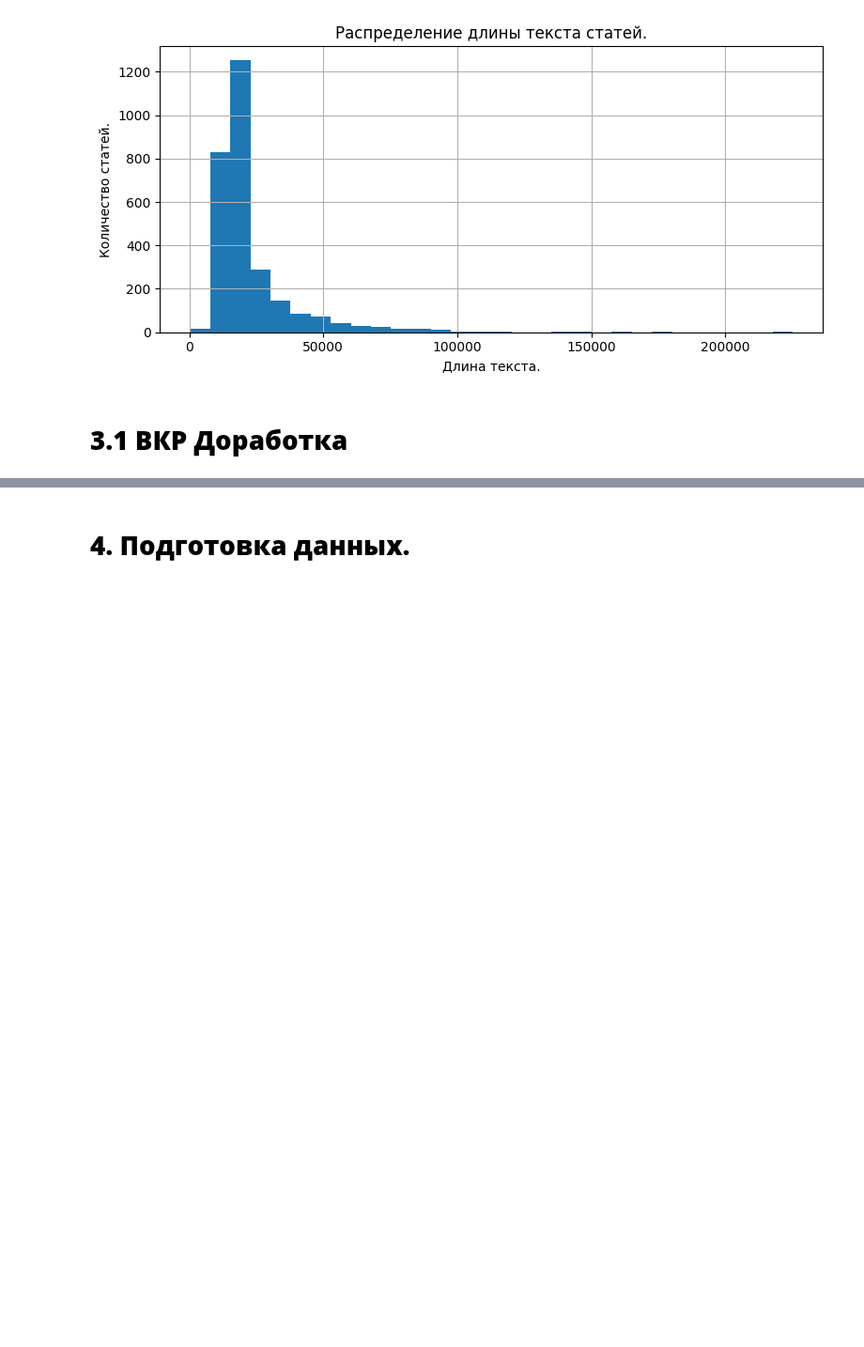
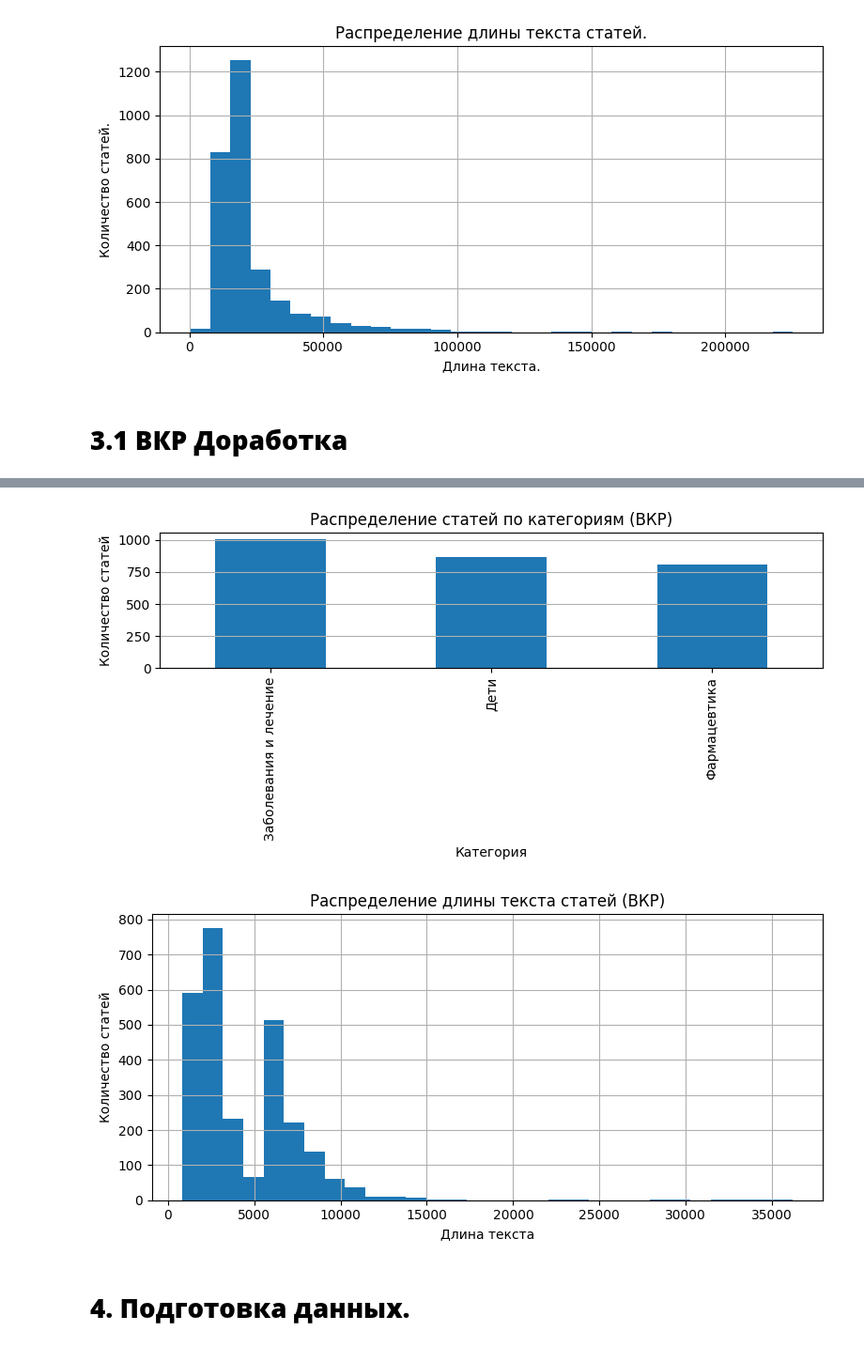
Before and after one commit to Lily999-ru/Preddiplomnaya_Praktika, a Jupyter notebook: finetuned_rubert_medportal_vkr.ipynb, the cells around one changed output, grey strips where cells are left out. Shown at 94% size. Saved outputs shown, nothing was run; the diff lists cells and outputs as text; code cells hidden in the pictures; blank space fills up the shorter version.

```diff
--- a/finetuned_rubert_medportal_vkr.ipynb
+++ b/finetuned_rubert_medportal_vkr.ipynb
@@ -1037,0 +989,76 @@ dtype: int64
+# %%
+# Анализ новых данных, категории "Дети", "Заболевания и лечение" и "Фармацевтика".
+
+# Загрузка нового датасета.
+df_deti = pd.read_csv("medaboutme_deti_collected.csv")
+df_diagnostika = pd.read_csv("medaboutme_diagnostika_collected.csv")
+df_lekarstva = pd.read_csv("medaboutme_lekarstva_collected.csv")
+
+# Приведение категорий к финальным классам ВКР
+df_deti["category"] = "Дети"
+df_diagnostika["category"] = "Заболевания и лечение"
+df_lekarstva["category"] = "Фармацевтика"
+
+# Объединение данных
+df = pd.concat(
+    [df_deti, df_diagnostika, df_lekarstva],
+    ignore_index=True
+)
+
+# Вывод формы датасета.
+print("Форма датасета:", df.shape)
+
+# Вывод первых строк датасета.
+print("\nПервые строки датасета:")
+print(df.head())
+
+# Проверка на наличие пропусков в каждом столбце.
+print("\nПропусков по столбцам:")
+print(df.isnull().sum())
+
+# Проверка количества уникальных категорий.
+print("\nУникальные категории:")
+print(df["category"].unique())
+
+# Проверка распределения количества статей по категориям.
+print("\nРаспределение категорий:")
+print(df["category"].value_counts())
+
+# Проверка наличия дубликатов по URL.
+duplicates_url = df.duplicated(subset=["url"]).sum()
+print("\nКоличество дубликатов по URL:", duplicates_url)
+
+# Проверка дубликатов по заголовкам.
+duplicates_title = df.duplicated(subset=["title"]).sum()
+print("Количество дубликатов по заголовкам:", duplicates_title)
+
+# Проверка дубликатов по тексту.
+duplicates_text = df.duplicated(subset=["text"]).sum()
+print("Количество дубликатов по тексту:", duplicates_text)
+
+# Вывод статистики длины текста.
+print("\nСтатистика длины текста:")
+print(df["text_length"].describe())
+
+# ВИЗУАЛИЗАЦИЯ ДАННЫХ
+
+# Гистограмма распределения категорий
+plt.figure(figsize=(8, 4))
+df["category"].value_counts().plot(kind="bar")
+plt.title("Распределение статей по категориям (ВКР)")
+plt.xlabel("Категория")
+plt.ylabel("Количество статей")
+plt.grid(True, axis="y")
+plt.tight_layout()
+plt.show()
+
+# Гистограмма длины текстов
+plt.figure(figsize=(8, 4))
+plt.hist(df["text_length"], bins=30)
+plt.title("Распределение длины текста статей (ВКР)")
+plt.xlabel("Длина текста")
+plt.ylabel("Количество статей")
+plt.grid(True)
+plt.tight_layout()
+plt.show()
+# %% [output]
@@ -1038,3 +1082,5 @@ dtype: int64
+[figure, added]
+[figure, added]
 # %% [markdown]
 # **4. Подготовка данных.**
 # %%
```
Also changed, not shown: parts of 4 cells of this notebook.
